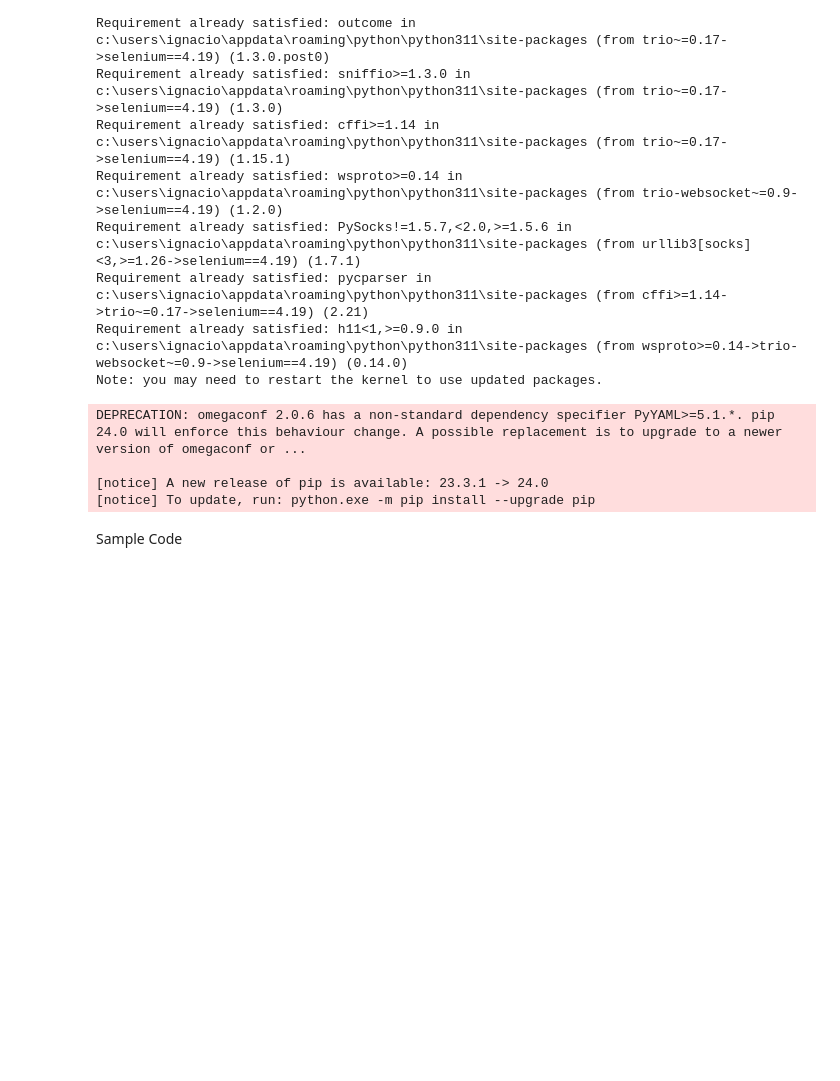
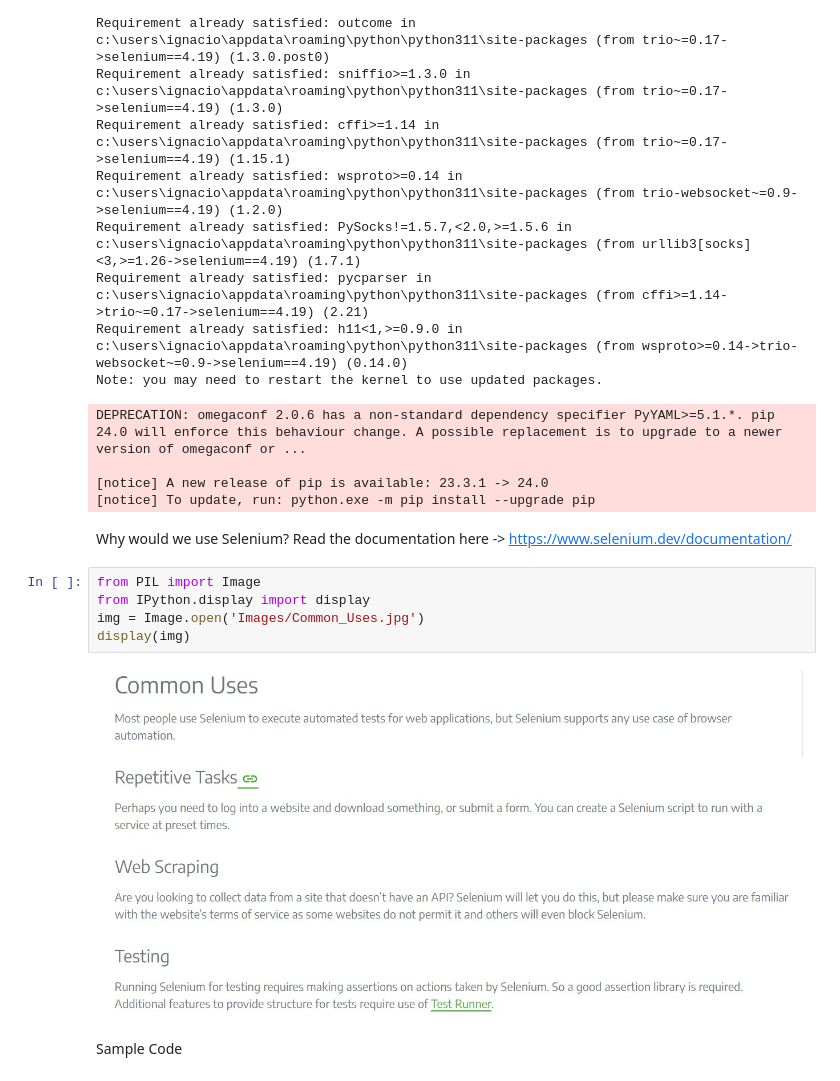
Before and after one commit to IgnaciodeJesus/Selenium_Guide, a Jupyter notebook: selenium_doc.ipynb, the cells around one changed output. Drawn from its saved outputs; the diff is of its cells as text; blank space fills up the shorter version.

```diff
--- a/selenium_doc.ipynb
+++ b/selenium_doc.ipynb
@@ -25,6 +25,16 @@ DEPRECATION: omegaconf 2.0.6 has a non-standard dependency specifier PyYAML>=5.1
 
 [notice] A new release of pip is available: 23.3.1 -> 24.0
 [notice] To update, run: python.exe -m pip install --upgrade pip
+# %% [markdown]
+Why would we use Selenium?
+Read the documentation here -> https://www.selenium.dev/documentation/
+# %%
+from PIL import Image
+from IPython.display import display
+img = Image.open('Images/Common_Uses.jpg')
+display(img)
+# %% [output]
+[figure, added]
 # %% [markdown]
 Sample Code
 # %%
```
Also changed, not shown: parts of 9 cells of this notebook, 1 other file.
